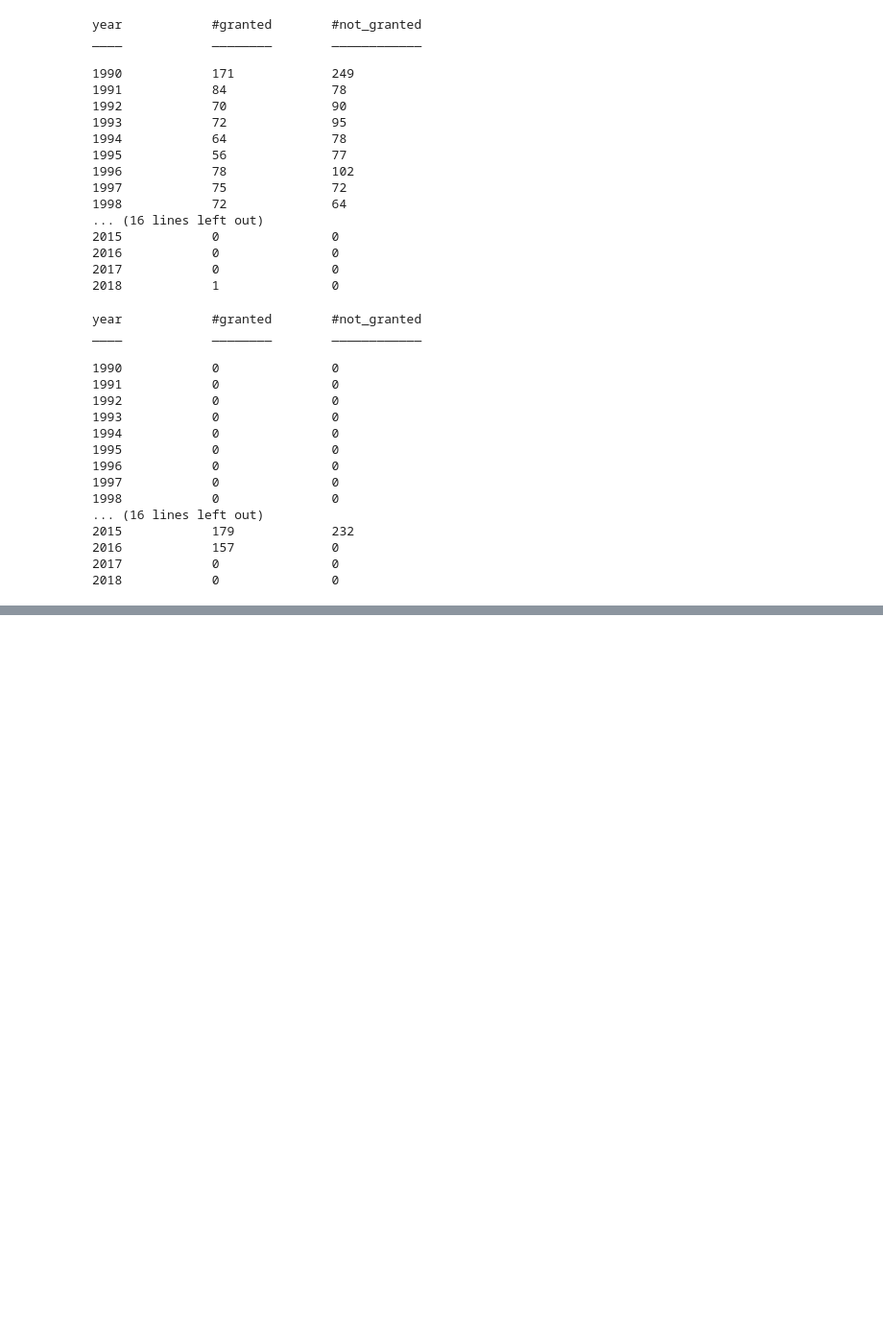
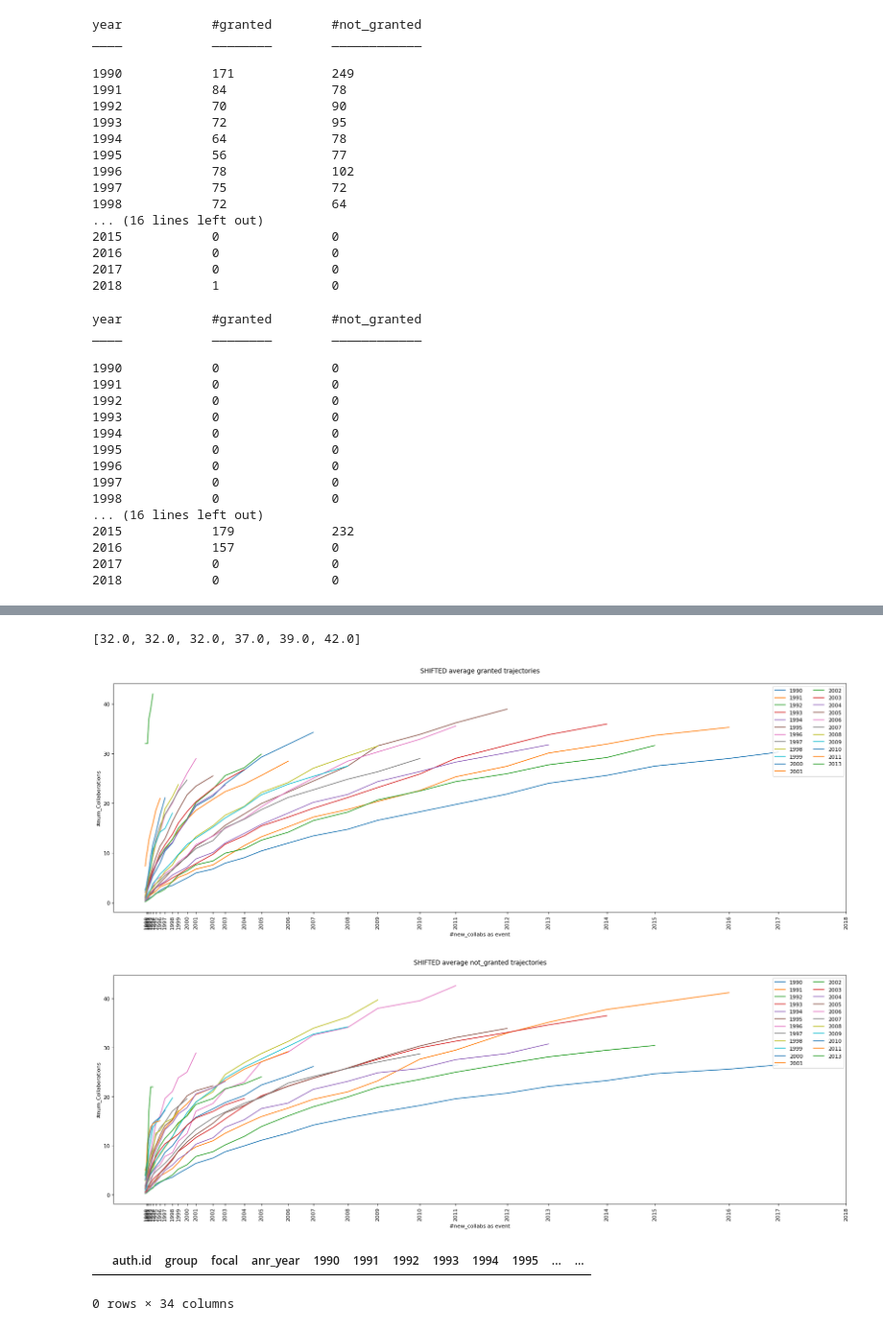
Before and after one commit to LeonardoSer/INRIA_Internship, a Jupyter notebook: 15.ipynb, the cells around one changed output, grey strips where cells are left out. Shown at 96% size. Cells and saved outputs as stored; diff of their text form; code cells hidden in the pictures; blank space fills up the shorter version.

```diff
--- a/15.ipynb
+++ b/15.ipynb
@@ -16 +34,7 @@ EVENTS = get_collabs_event()
+# %%
+YEARS = get_str_years_event()
+EVENTS = get_collabs_event()
+
+SHIFTED_X = [e for e in EVENTS[0:-1]]
+SHIFTED_X.insert(0,0)
 # %%
@@ -172 +235,50 @@ for start_y in YEARS:
 ... (11 outputs left out)
+# %%
+## plot shifted average granted trajectories (all at once)
+plt.figure(figsize=(25, 8), dpi=80)
+plt.title("SHIFTED average granted trajectories\n", fontdict = {'fontsize' : 12})
+plt.xlabel("#new_collabs as event")
+plt.ylabel("#num_Collaborations")
+plt.xticks(rotation='vertical')
+
+for start_y in YEARS:
+
+    focal_x, focal_avg = get_focals_avg_trajectories(EVENTS, start_y)
+    control_x, control_avg = get_controls_avg_trajectories(EVENTS, start_y)
+
+    # use the shifted the x axis
+    if(focal_avg != [] and control_avg != []):
+        plt.plot(SHIFTED_X[:len(focal_x)], focal_avg, label=start_y)
+
+plt.legend(loc='upper right', ncol=2)
+plt.xticks(EVENTS, YEARS)
+plt.show()
+
+## plot shifted average not_granted trajectories (all at once)
+plt.figure(figsize=(25, 8), dpi=80)
+plt.title("SHIFTED average not_granted trajectories\n", fontdict = {'fontsize' : 12})
+plt.xlabel("#new_collabs as event")
+plt.ylabel("#num_Collaborations")
+plt.xticks(rotation='vertical')
+
+for start_y in YEARS:
+
+    focal_x, focal_avg = get_focals_avg_trajectories(EVENTS, start_y)
+    control_x, control_avg = get_controls_avg_trajectories(EVENTS, start_y)
+
+    # use the shifted the x axis
+    if(focal_avg != [] and control_avg != []):
+        plt.plot(SHIFTED_X[:len(focal_x)], control_avg, label=start_y)
+
+plt.legend(loc='upper right', ncol=2)
+plt.xticks(EVENTS, YEARS)
+plt.show()
+# %% [output]
+[32.0, 32.0, 32.0, 37.0, 39.0, 42.0]
+[figure, added]
+[figure, added]
+# %%
+granted[granted["start_year"]==2013]
+# %% [output]
+|  | auth.id | group | focal | anr_year | 1990 | 1991 | 1992 | 1993 | 1994 | 1995 | ... | ... |
+0 rows × 34 columns
```
Also changed, not shown: parts of 9 cells of this notebook, 8 other files.
